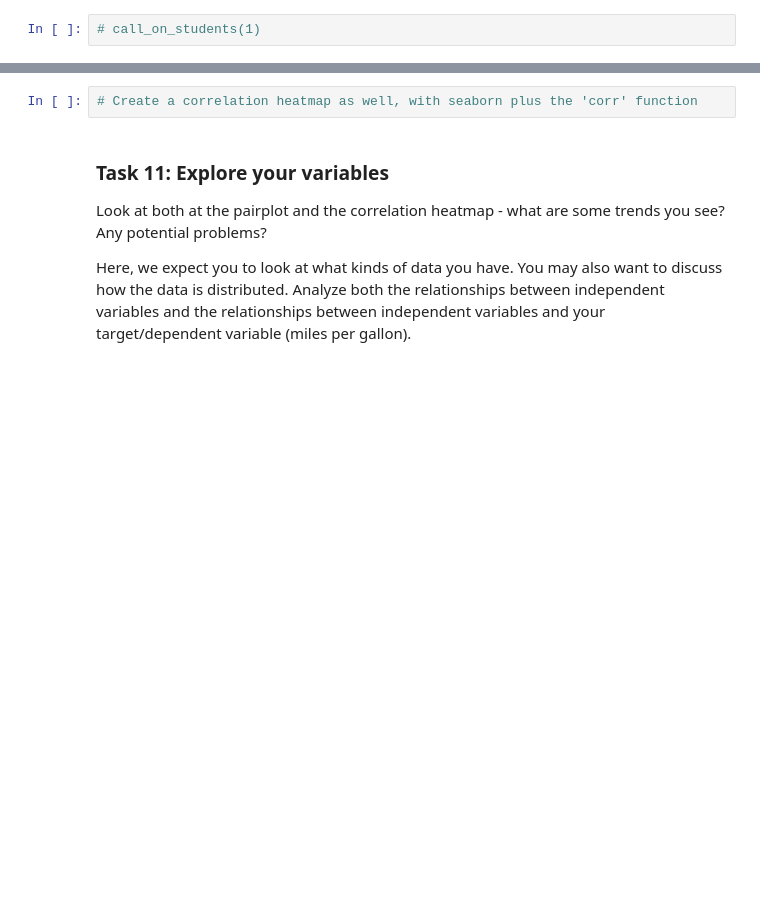
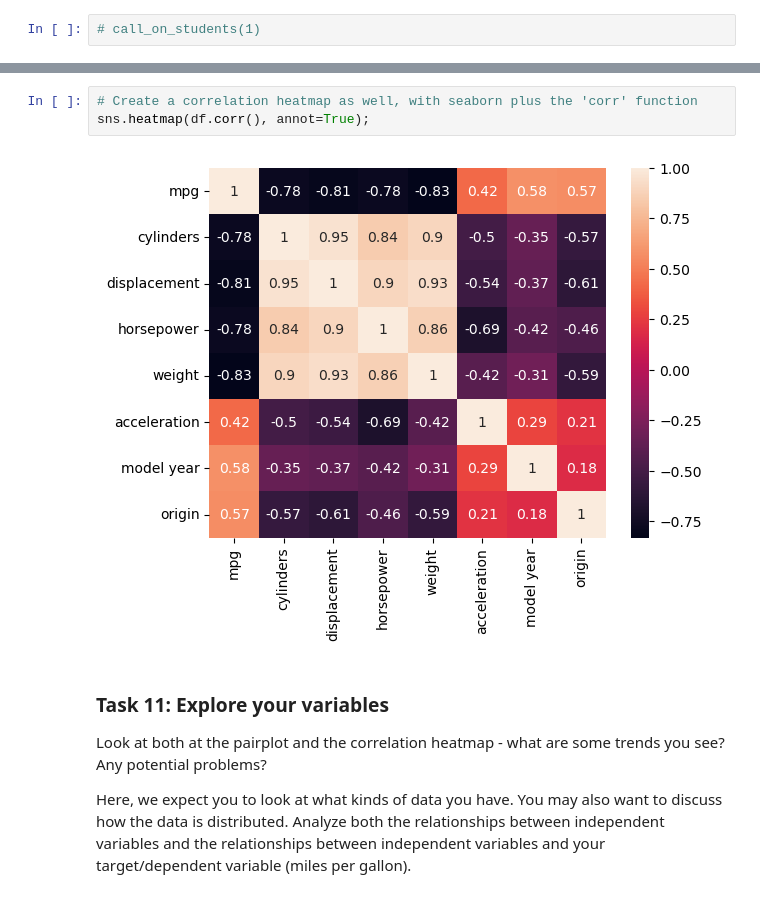
Before and after one commit to alexanderdaffara/NYC-DS-010923, a Jupyter notebook: CodeChallengeReviews/Phase2/P2-Code-Challenge-Review.ipynb, the cells around one changed output, grey strips where cells are left out. Saved outputs shown, nothing was run; the diff lists cells and outputs as text; blank space fills up the shorter version.

```diff
--- a/CodeChallengeReviews/Phase2/P2-Code-Challenge-Review.ipynb
+++ b/CodeChallengeReviews/Phase2/P2-Code-Challenge-Review.ipynb
@@ -186,5 +256,8 @@ import seaborn as sns
 # %%
 # Create a correlation heatmap as well, with seaborn plus the 'corr' function
+sns.heatmap(df.corr(), annot=True);
+# %% [output]
+[figure, added]
 # %% [markdown]
 ### Task 11: Explore your variables
 
```
Also changed, not shown: parts of 34 cells of this notebook.
